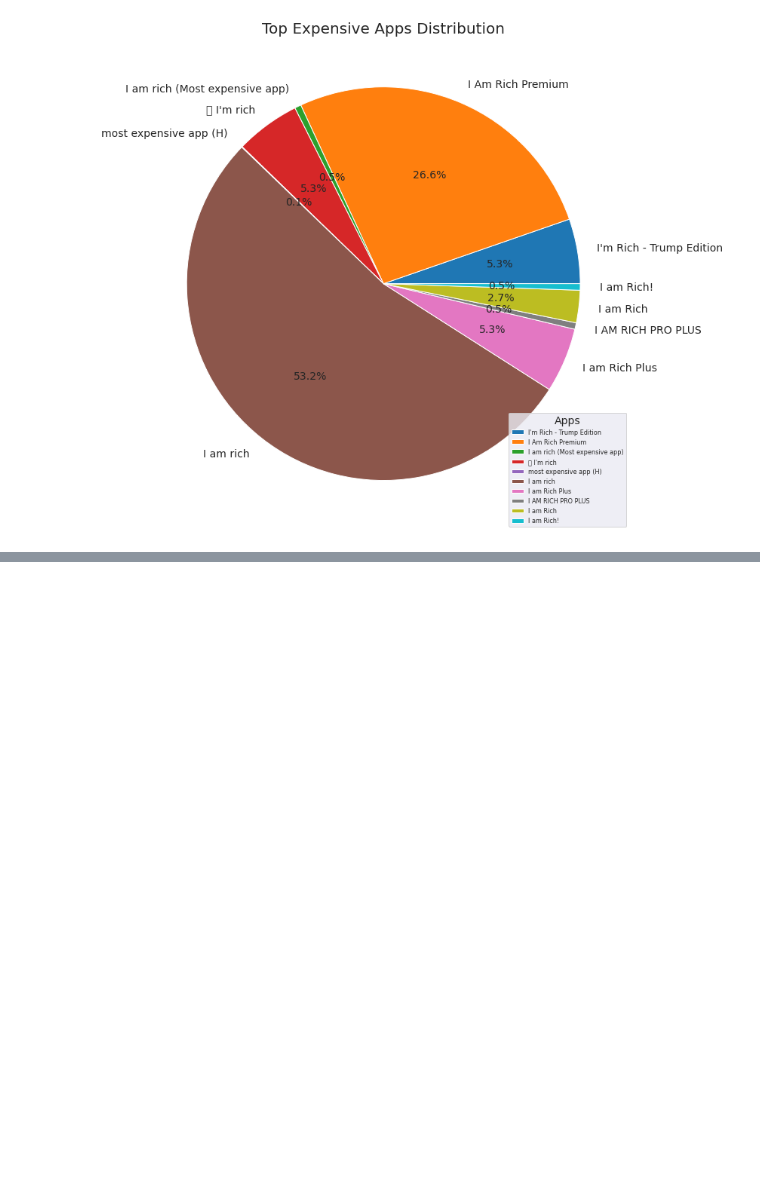
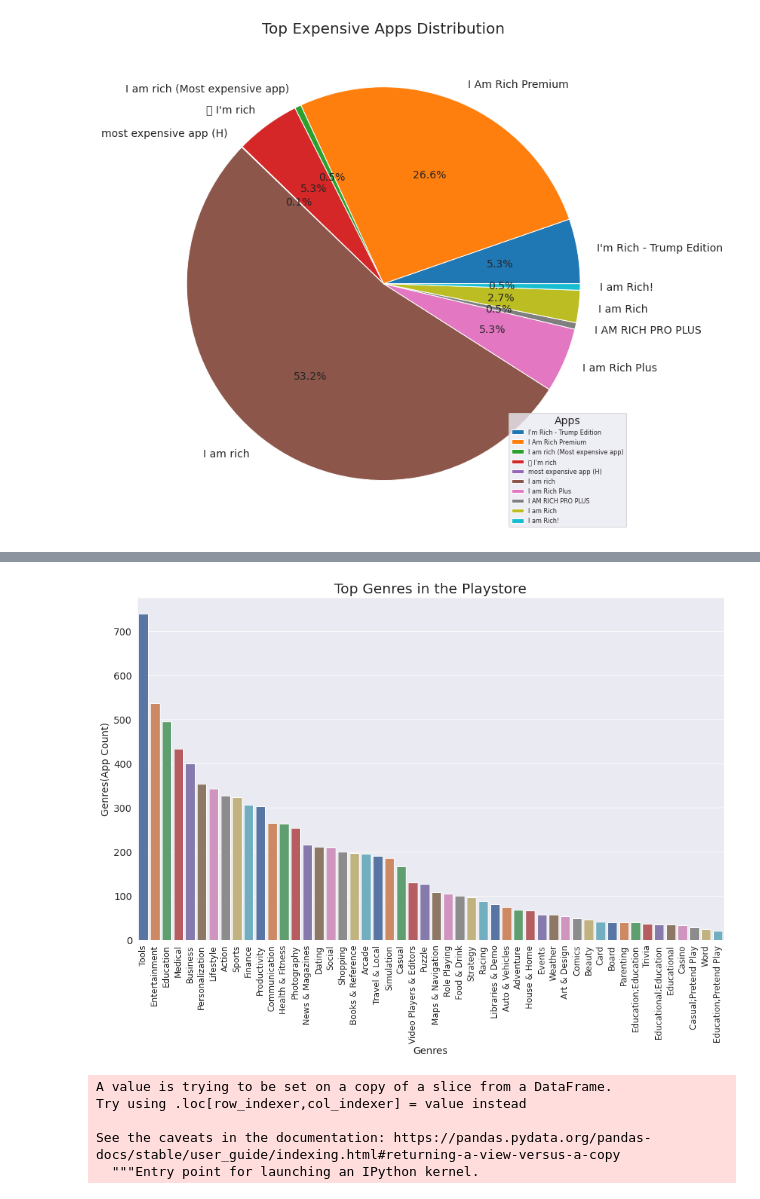
Before and after one commit to nileshrathod17/Exploratory-Data-Analysis, a Jupyter notebook: Copy_of_Play_Store_App_Review_Analysis_Capstone_Project.ipynb, the cells around one changed output, grey strips where cells are left out. Saved outputs shown, nothing was run; the diff lists cells and outputs as text; code cells hidden in the pictures; blank space fills up the shorter version.

Commit message:
Question and Answer Analysis

```diff
--- a/Copy_of_Play_Store_App_Review_Analysis_Capstone_Project.ipynb
+++ b/Copy_of_Play_Store_App_Review_Analysis_Capstone_Project.ipynb
@@ -383,0 +407,20 @@ plt.legend(top10PaidApps_df.App,
+# %%
+# What are the count of Apps in different genres?
+topAppsinGenres = googlestore_df['Genres'].value_counts().head(50)
+# %%
+x3sis = []
+y3sis = []
+
+for i in range(len(topAppsinGenres)):
+    x3sis.append(topAppsinGenres.index[i])
+    y3sis.append(topAppsinGenres[i])
+# %%
+# a state to plot and gain an insight into our raised question.
+plt.figure(figsize=(15,9))
+plt.ylabel('Genres(App Count)')
+plt.xlabel('Genres')
+graph = sns.barplot(x=x3sis,y=y3sis,palette="deep")
+graph.set_xticklabels(graph.get_xticklabels(), rotation=90, fontsize=12)
+graph.set_title("Top Genres in the Playstore", fontsize = 20);
+# %% [output]
+[figure, added]
@@ -383,0 +432,8 @@ plt.legend(top10PaidApps_df.App,
+# %%
+earning_df['Earnings'] = earning_df['Installs'] * earning_df['Price'];
+# %% [output]
+A value is trying to be set on a copy of a slice from a DataFrame.
+Try using .loc[row_indexer,col_indexer] = value instead
+
+See the caveats in the documentation: https://pandas.pydata.org/pandas-docs/stable/user_guide/indexing.html#returning-a-view-versus-a-copy
+  """Entry point for launching an IPython kernel.
```
Also changed, not shown: parts of 7 cells of this notebook.
